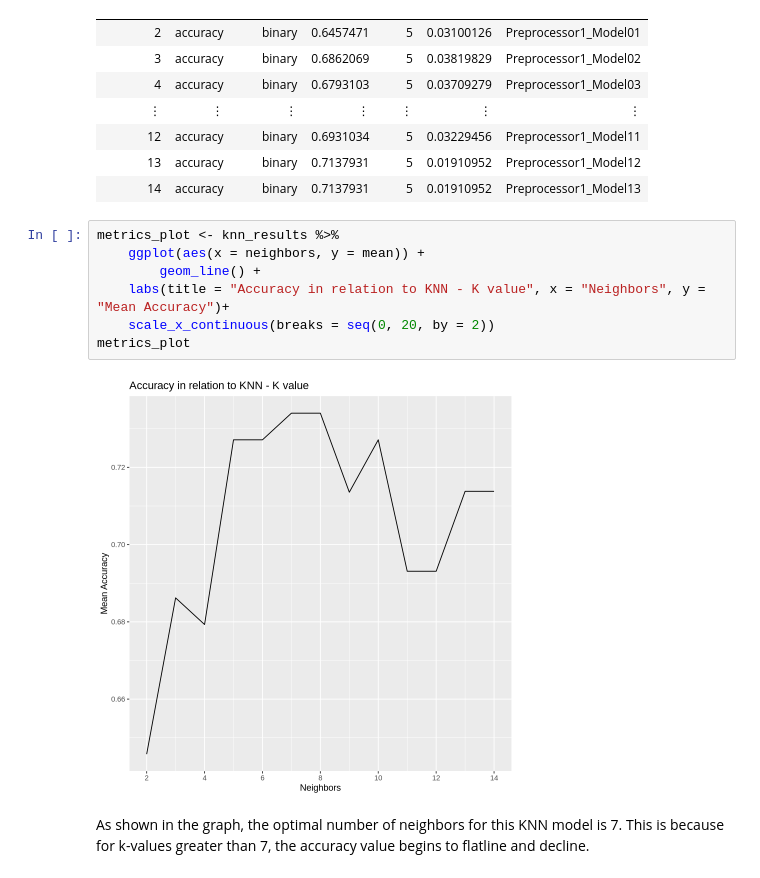
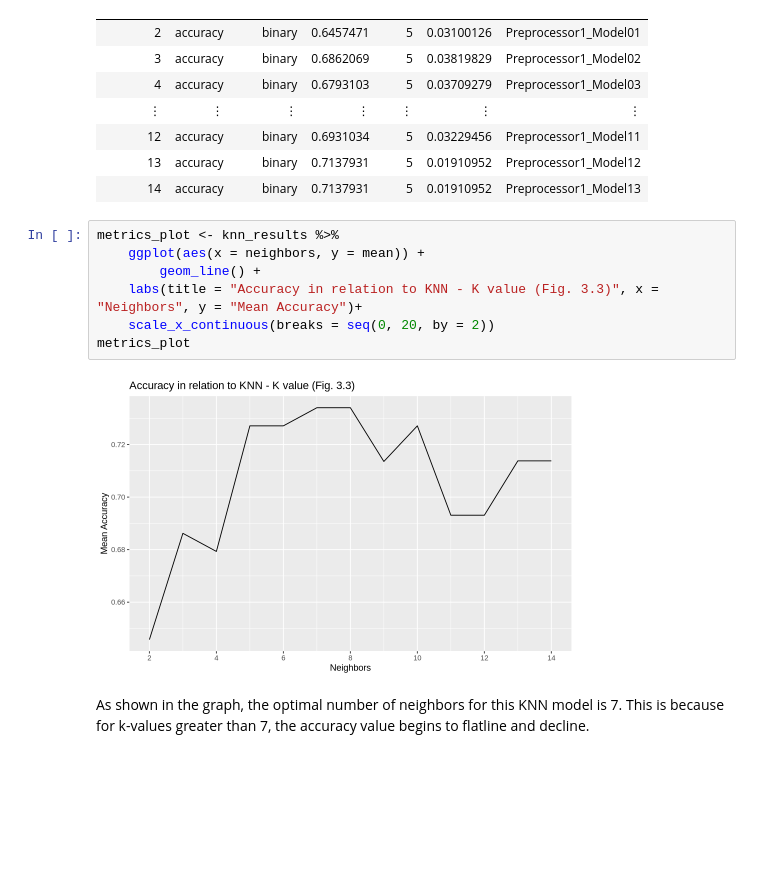
Before and after one commit to Mgonz005/Data-Science-group-project-, a Jupyter notebook: final_project_grp34.ipynb, the cells around one changed output. Cells and saved outputs as stored; diff of their text form; blank space fills up the shorter version.

```diff
--- a/final_project_grp34.ipynb
+++ b/final_project_grp34.ipynb
@@ -370,12 +406,12 @@ A tibble: 13 × 7
 # %%
 metrics_plot <- knn_results %>%
     ggplot(aes(x = neighbors, y = mean)) +
         geom_line() +
-    labs(title = "Accuracy in relation to KNN - K value", x = "Neighbors", y = "Mean Accuracy")+
+    labs(title = "Accuracy in relation to KNN - K value (Fig. 3.3)", x = "Neighbors", y = "Mean Accuracy")+
     scale_x_continuous(breaks = seq(0, 20, by = 2))
 metrics_plot
 # %% [output]
-[figure, old version]
+[figure, new version]
 # %% [markdown]
 As shown in the graph, the optimal number of neighbors for this KNN model is 7. This is because for k-values greater than 7, the accuracy value begins to flatline and decline.
 # %% [markdown]
```
Also changed, not shown: parts of 12 cells of this notebook.
